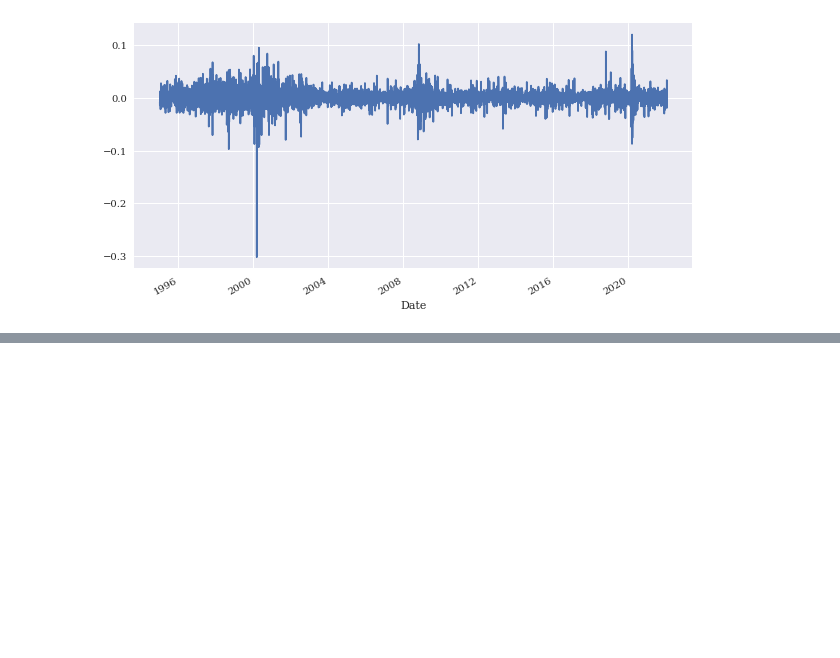
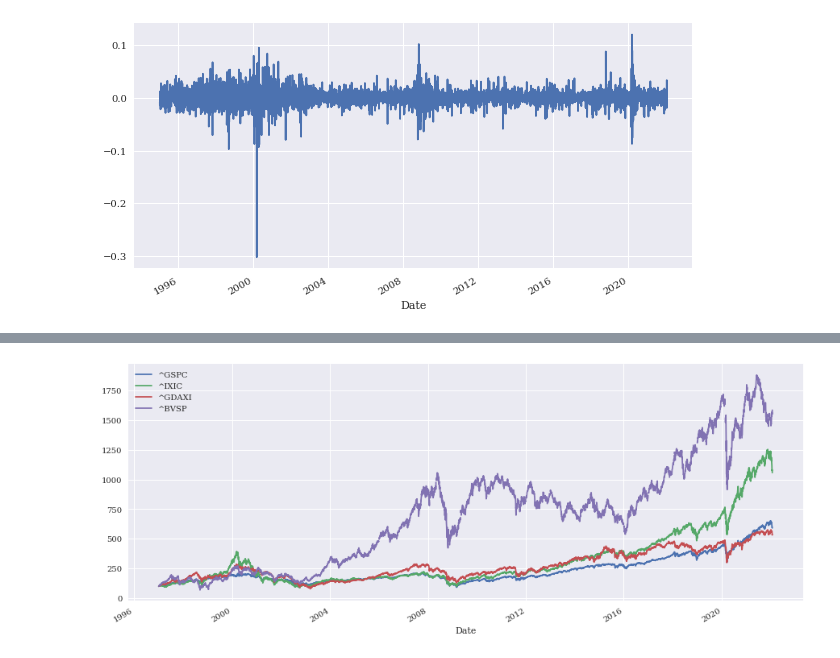
Before and after one commit to caiquemiranda/class, a Jupyter notebook: data-mining/jupter-projects/class-02-finanças.ipynb, the cells around one changed output, grey strips where cells are left out. Cells and saved outputs as stored; diff of their text form; code cells hidden in the pictures; blank space fills up the shorter version.

```diff
--- a/data-mining/jupter-projects/class-02-finanças.ipynb
+++ b/data-mining/jupter-projects/class-02-finanças.ipynb
@@ -73,0 +295,5 @@ PG['Retorno-simples'].plot(figsize=(10, 5));
+# %%
+# normalização dos dados base 100
+(dados_ind / dados_ind.iloc[0] * 100).plot(figsize=(15, 6));
+# %% [output]
+[figure, added]
```
Also changed, not shown: parts of 43 cells of this notebook.
